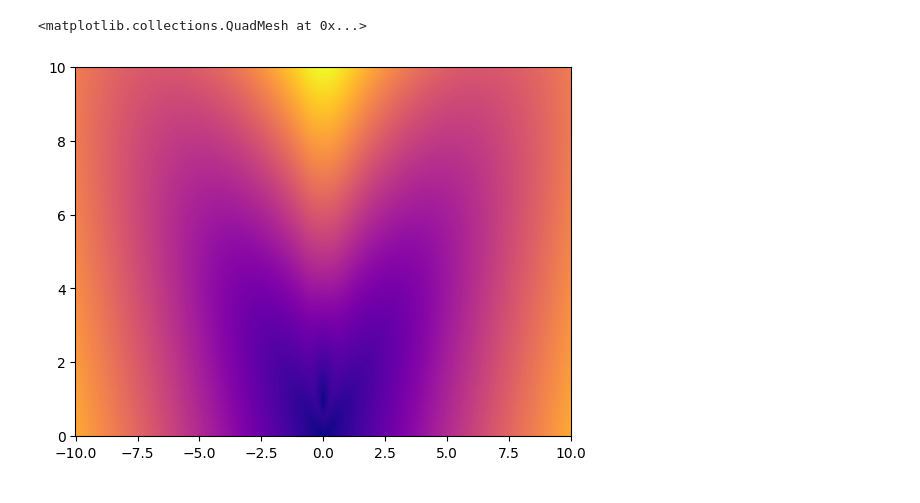
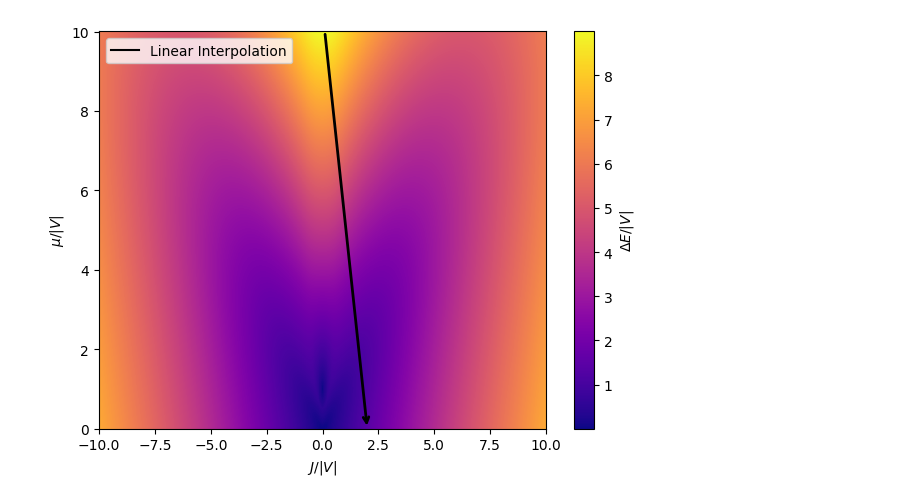
Before and after one commit to jwdesroches/synthetic_dimensions, a Jupyter notebook: adiabatic_evolution/example_simulation.ipynb, the cells around one changed output. Cells and saved outputs as stored; diff of their text form; code cells hidden in the pictures.

```diff
--- a/adiabatic_evolution/example_simulation.ipynb
+++ b/adiabatic_evolution/example_simulation.ipynb
@@ -18,7 +18,7 @@ V = -1
 dt = 0.01
 # %%
 # example simulation
-total_time = 10
+total_time = 5
 
 total_steps = int(total_time / dt)
 times = np.linspace(0, total_time, total_steps)
@@ -65,13 +67,22 @@ Text(0, 0.5, 'Energy [$E/|V|$]')
 # %%
-df = pd.read_csv("energy_gap_over_V_resolution=1000.csv", index_col='J/V_ratios')
+df = pd.read_csv("energy_gap_over_V_neg_V_resolution=1000.csv", index_col='J/V_ratios')
 energy_gap_grid = df.to_numpy()
 
 J_V_ratios = np.linspace(-10,10,1000)
 mu_V_ratios = np.linspace(0,10,1000)
 mu_V_ratio_grid, J_V_ratio_grid = np.meshgrid(mu_V_ratios, J_V_ratios)
 
 plt.pcolormesh(J_V_ratio_grid, mu_V_ratio_grid, energy_gap_grid, shading = "auto", cmap = "plasma")
 plt.colorbar(label="$\Delta E/ |V|$")
+
+start = (J_V_ratio_routine[0], mu_V_ratio_routine[0])  # starting point of arrow
+end = (J_V_ratio_routine[-1], mu_V_ratio_routine[-1])  # ending point of arrow
+plt.plot(J_V_ratio_routine[0], mu_V_ratio_routine[0], "-k", label = "Linear Interpolation")
+plt.annotate('', xy=end, xytext=start, arrowprops=dict(arrowstyle='->', color='k', lw = 2))
+
+plt.xlabel("$J/|V|$")
+plt.ylabel("$\mu/|V|$")
+plt.legend(loc="upper left")
+plt.tight_layout()
 # %% [output]
-<matplotlib.collections.QuadMesh at 0x...>
-[figure, old version]
+[figure, new version]
```
Also changed, not shown: parts of 2 cells of this notebook, 8 other files.
